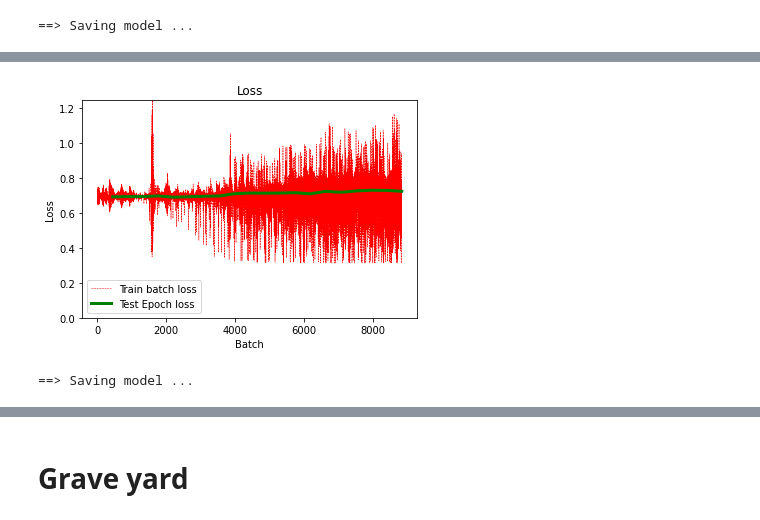
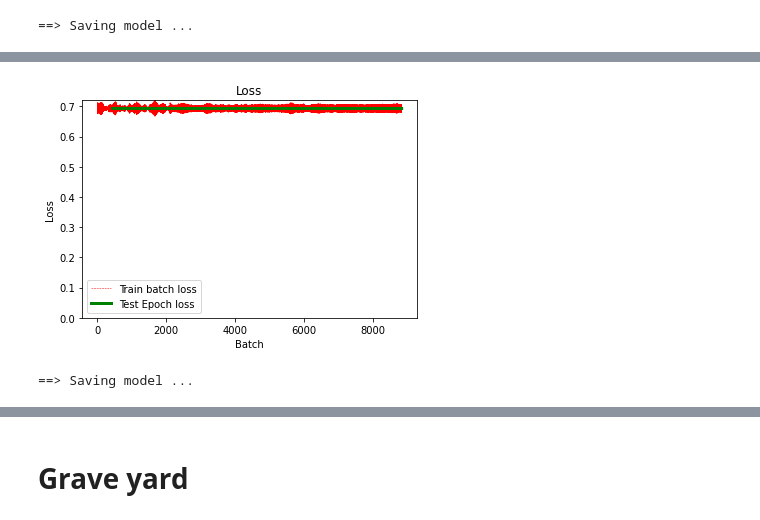
Before and after one commit to mocedon/VISL_project, a Jupyter notebook: Project_jupyter.ipynb, the cells around one changed output, grey strips where cells are left out. Cells and saved outputs as stored; diff of their text form; code cells hidden in the pictures.

```diff
--- a/Project_jupyter.ipynb
+++ b/Project_jupyter.ipynb
@@ -75,13 +50,0 @@ print(l2)
-# %%
-d = [{"t":"ts" , "m":"msi", "im":0},
-     {"t":"ts" , "m":"mss", "im":1},
-     {"t":"ts" , "m":"mss", "im":2},
-     {"t":"ts" , "m":"msi", "im":3},
-     {"t":"ts" , "m":"mss", "im":4},
-     {"t":"ts" , "m":"mss", "im":5},
-     {"t":"tr" , "m":"msi", "im":6},
-     {"t":"tr" , "m":"msi", "im":7},
-     {"t":"tr" , "m":"mss", "im":8},
-     {"t":"tr" , "m":"mss", "im":9}]
-p = pd.DataFrame(d)
-p[(p["t"]== 'ts')&(p["m"]=='msi')]
@@ -137,4 +50,0 @@ sample_data
-# %%
-dir = './data'
-classes = fake_data(dir)
-!ls
@@ -773,3 +717,3 @@ Epoch: 20 | Loss: 0.6687 | Training accuracy: 59.955% | Test accuracy: 48.649% |
 # %%
-process('../dataset_100d_res/train', '../dataset_100d_res/test', MLPmodel(100, batch_PCA(k=1, mean=False, eig_val=False, fnc=exp2)), "100d_pca")
+process('../dataset_100d_res/train', '../dataset_100d_res/test', MLPmodel(100, batch_PCA(k=1, mean=False, eig_val=False)), "100d_pca")
 # %% [output]
@@ -792,4 +736,4 @@ Epoch: 20 | Loss: 0.6615 | Training accuracy: 60.633% | Test accuracy: 43.243% |
 ==> Finished Training ...
-[figure, old version]
+[figure, new version]
 ==> Saving model ...
 # %%
```
Also changed, not shown: parts of 21 cells of this notebook.
